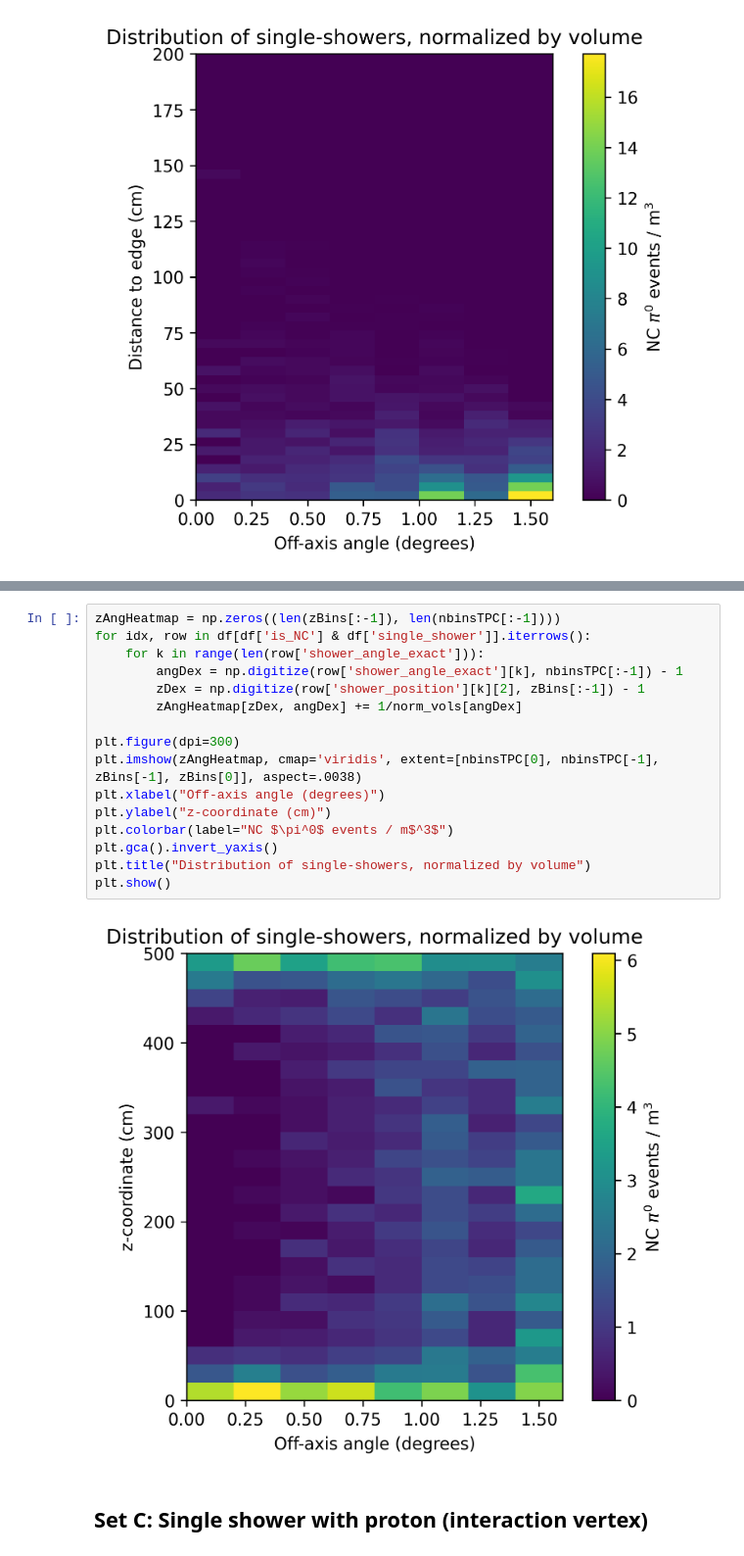
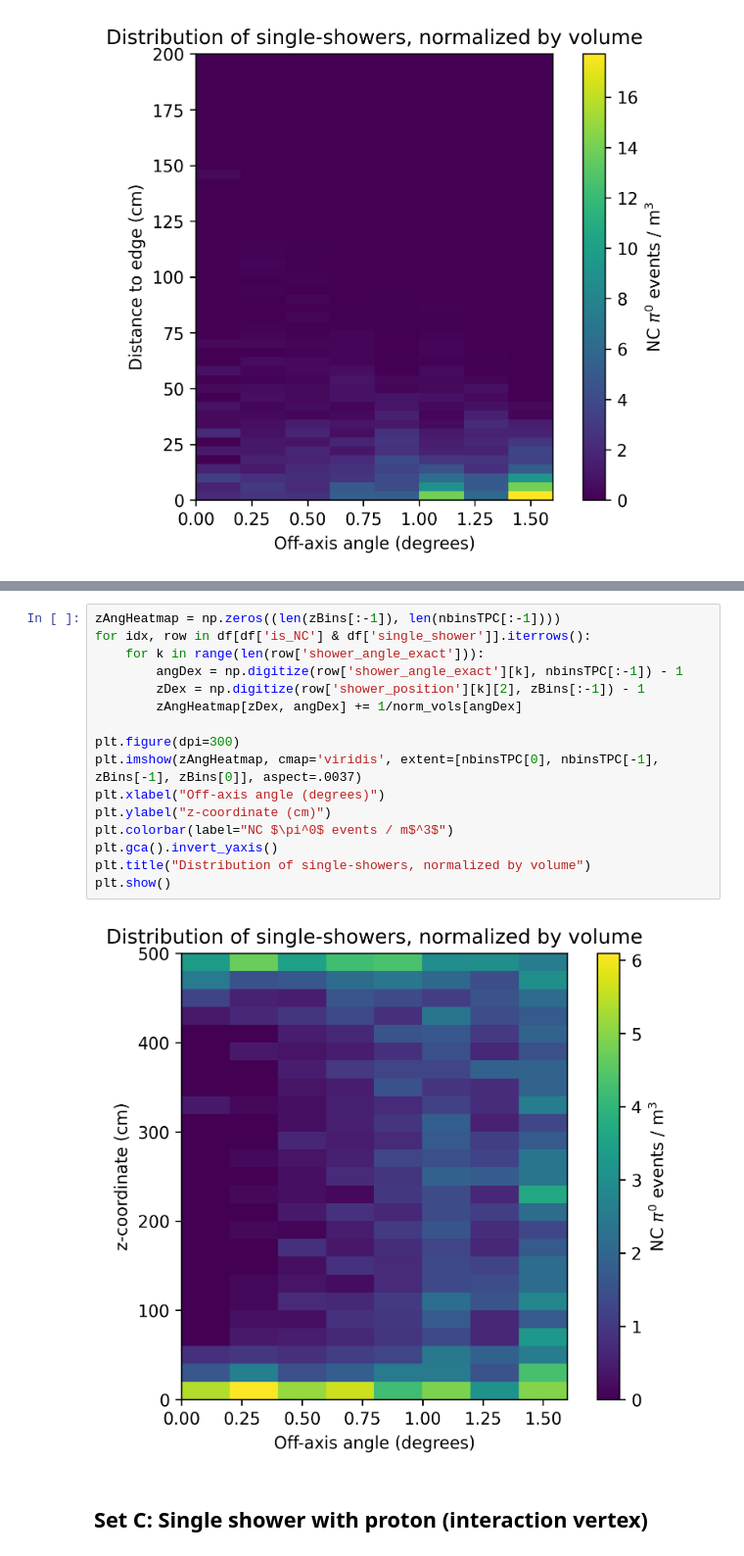
Before and after one commit to BMDragon/SBND_PRISM_Pi0_Study, a Jupyter notebook: distancePlots.ipynb, the cells around one changed output, grey strips where cells are left out. Shown at 98% size. Drawn from its saved outputs; the diff is of its cells as text.

```diff
--- a/distancePlots.ipynb
+++ b/distancePlots.ipynb
@@ -198,21 +198,21 @@ plt.show()
 # %%
 zAngHeatmap = np.zeros((len(zBins[:-1]), len(nbinsTPC[:-1])))
 for idx, row in df[df['is_NC'] & df['single_shower']].iterrows():
     for k in range(len(row['shower_angle_exact'])):
         angDex = np.digitize(row['shower_angle_exact'][k], nbinsTPC[:-1]) - 1
         zDex = np.digitize(row['shower_position'][k][2], zBins[:-1]) - 1
         zAngHeatmap[zDex, angDex] += 1/norm_vols[angDex]
 
 plt.figure(dpi=300)
-plt.imshow(zAngHeatmap, cmap='viridis', extent=[nbinsTPC[0], nbinsTPC[-1], zBins[-1], zBins[0]], aspect=.0038)
+plt.imshow(zAngHeatmap, cmap='viridis', extent=[nbinsTPC[0], nbinsTPC[-1], zBins[-1], zBins[0]], aspect=.0037)
 plt.xlabel("Off-axis angle (degrees)")
 plt.ylabel("z-coordinate (cm)")
 plt.colorbar(label="NC $\pi^0$ events / m$^3$")
 plt.gca().invert_yaxis()
 plt.title("Distribution of single-showers, normalized by volume")
 plt.show()
 # %% [output]
-[figure, old version]
+[figure, new version]
 # %% [markdown]
 ## Set C: Single shower with proton (interaction vertex)
 # %%
```
Also changed, not shown: parts of 9 cells of this notebook.
